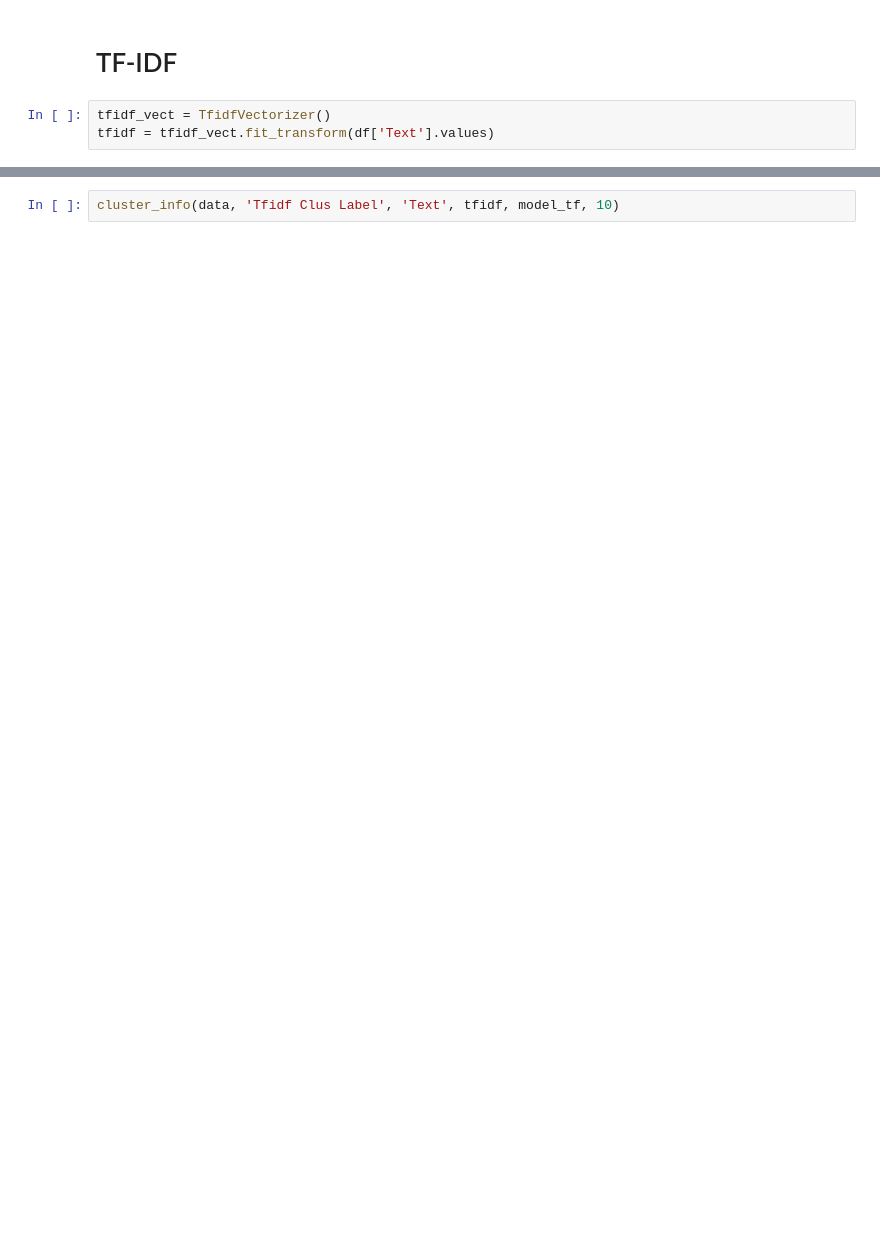
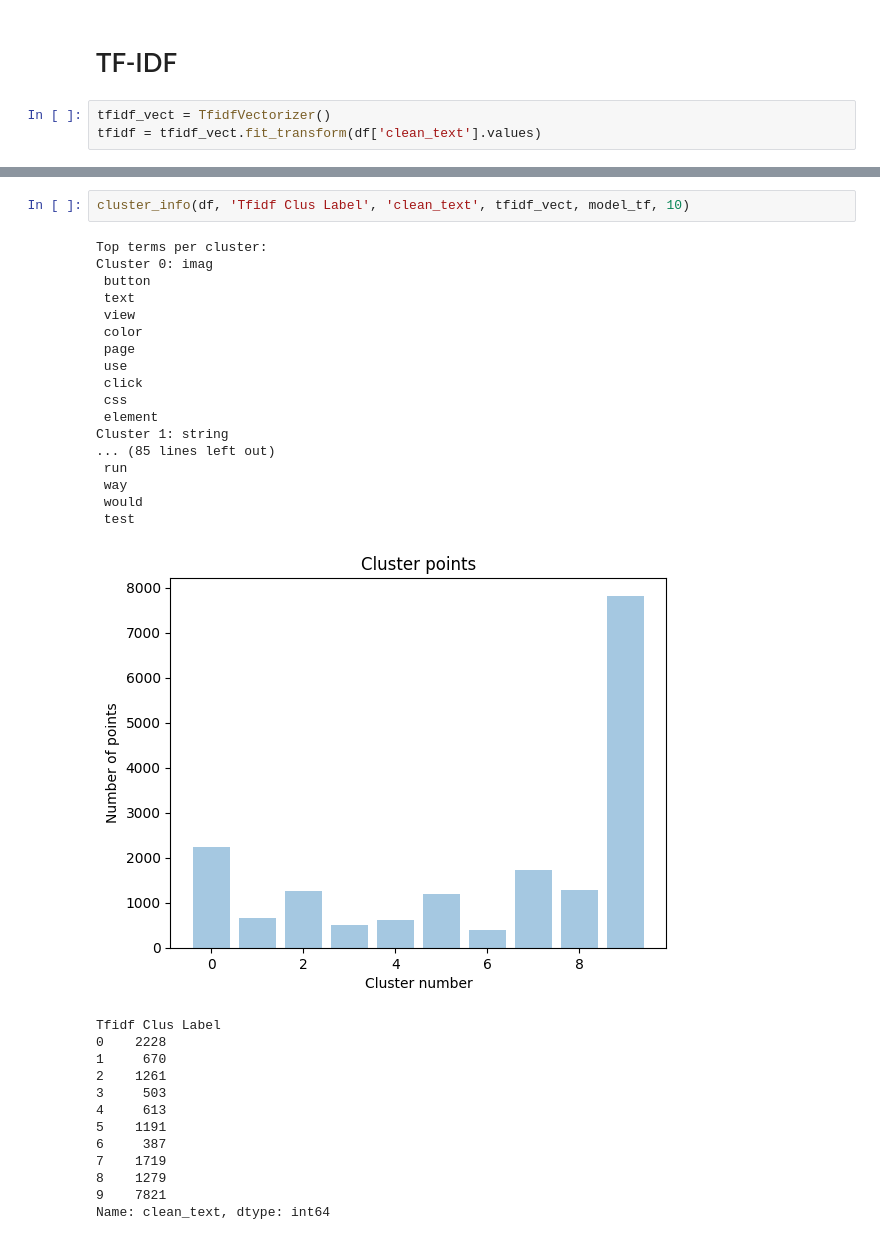
Before and after one commit to Farleth/stackoverflow_auto_tagging, a Jupyter notebook: notebooks/Unsupervised keywords.ipynb, the cells around one changed output, grey strips where cells are left out. Saved outputs shown, nothing was run; the diff lists cells and outputs as text; blank space fills up the shorter version.

```diff
--- a/notebooks/Unsupervised keywords.ipynb
+++ b/notebooks/Unsupervised keywords.ipynb
@@ -236,4 +244,4 @@ cluster_info(df, 'Bow Clus Label', 'text', count_vect, model, 10)
 # TF-IDF
 # %%
 tfidf_vect = TfidfVectorizer()
-tfidf = tfidf_vect.fit_transform(df['Text'].values)
+tfidf = tfidf_vect.fit_transform(df['clean_text'].values)
@@ -252,2 +295,33 @@ df
 # %%
-cluster_info(data, 'Tfidf Clus Label', 'Text', tfidf, model_tf, 10)
+cluster_info(df, 'Tfidf Clus Label', 'clean_text', tfidf_vect, model_tf, 10)
+# %% [output]
+Top terms per cluster:
+Cluster 0: imag
+ button
+ text
+ view
+ color
+ page
+ use
+ click
+ css
+ element
+Cluster 1: string
+... (85 lines left out)
+ run
+ way
+ would
+ test
+[figure, added]
+Tfidf Clus Label
+0    2228
+1     670
+2    1261
+3     503
+4     613
+5    1191
+6     387
+7    1719
+8    1279
+9    7821
+Name: clean_text, dtype: int64
```
Also changed, not shown: parts of 12 cells of this notebook.
